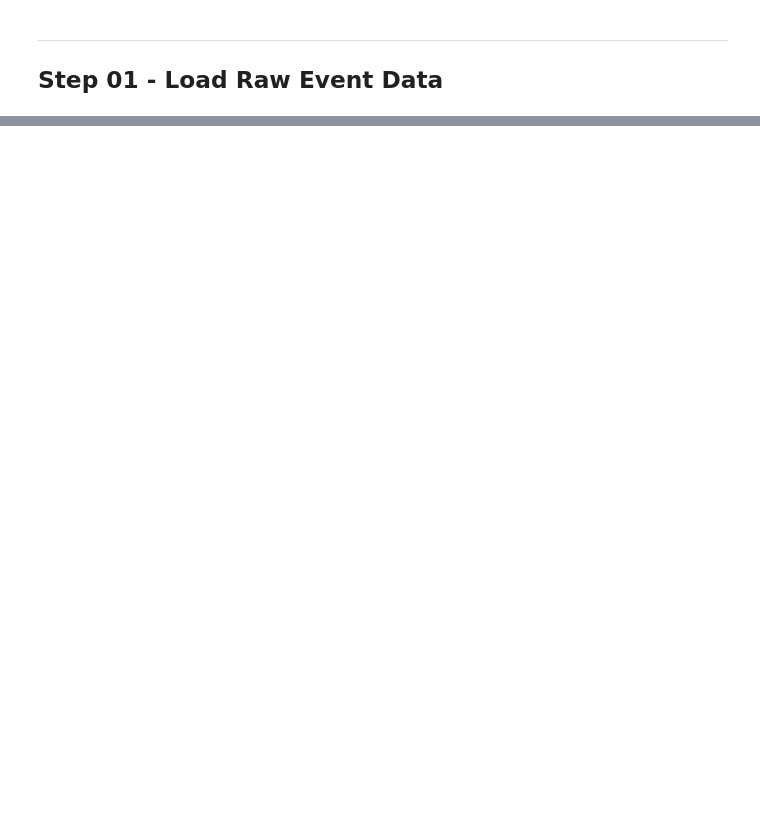
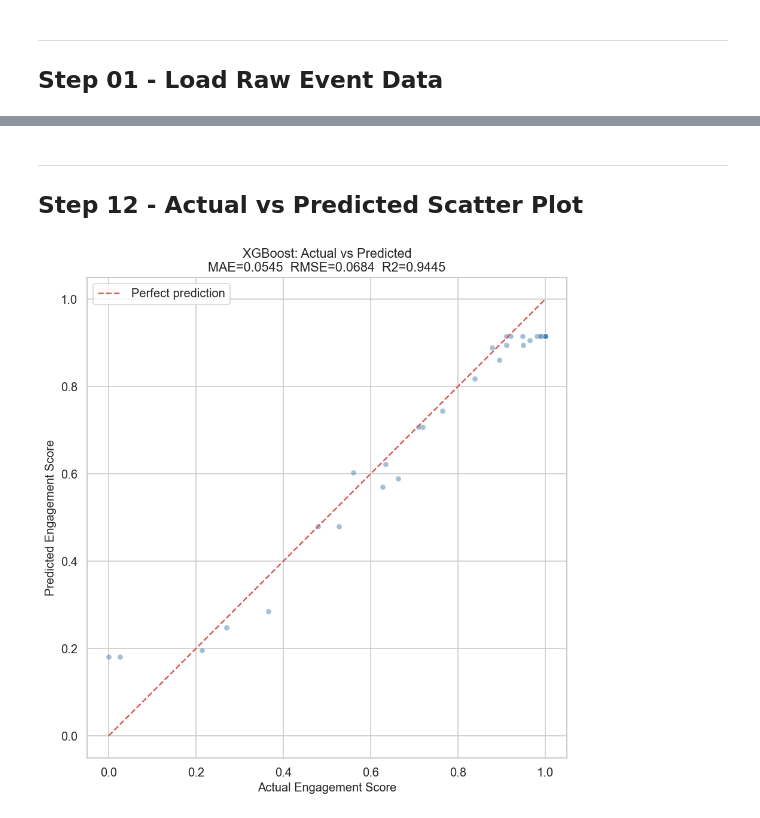
Before and after one commit to ahiyarmohamed215/Certifytube_ML_Model, a Jupyter notebook: verification/engagement/engagement_model_pipeline.ipynb, the cells around one changed output, grey strips where cells are left out. Cells and saved outputs as stored; diff of their text form; code cells hidden in the pictures; blank space fills up the shorter version.

```diff
--- a/verification/engagement/engagement_model_pipeline.ipynb
+++ b/verification/engagement/engagement_model_pipeline.ipynb
@@ -1178,13 +116,0 @@ EBM 5-fold grouped CV AUC (best trial): 0.9883 +/- 0.0033
-# %%
-# EBM evaluation report.
-print("=" * 60)
-print("EBM CLASSIFICATION REPORT")
-print("=" * 60)
-print(classification_report(y_test, ebm_pred, target_names=["Not Engaged", "Engaged"]))
-print(f"AUC-ROC:       {ebm_metrics['auc_roc']:.4f}")
-print(f"AUC-PR:        {ebm_metrics['auc_pr']:.4f}")
-print(f"Accuracy@0.85: {ebm_metrics['accuracy_0.85']:.4f}")
-print(f"F1@0.85:       {ebm_metrics['f1_0.85']:.4f}")
-
-with open(os.path.join(EBM_REPORT_DIR, "classification_report.txt"), "w", encoding="utf-8") as f:
-    f.write(classification_report(y_test, ebm_pred, target_names=["Not Engaged", "Engaged"]))
@@ -1921,0 +414,14 @@ Any final pass/fail threshold can be applied by the backend.
+# %%
+y_pred = eval_booster.predict(dtest)
+
+mae = mean_absolute_error(y_test, y_pred)
+rmse = np.sqrt(mean_squared_error(y_test, y_pred))
+r2 = r2_score(y_test, y_pred)
+
+print("=" * 50)
+print("XGBoost Regression - Test Set Metrics")
+print("=" * 50)
+print(f"  MAE:  {mae:.6f}")
+print(f"  RMSE: {rmse:.6f}")
+print(f"  R2:   {r2:.6f}")
+print("=" * 50)
@@ -1921,0 +436,23 @@ Any final pass/fail threshold can be applied by the backend.
+# %% [markdown]
+---
+## Step 12 - Actual vs Predicted Scatter Plot
+# %%
+fig, ax = plt.subplots(figsize=(8, 8))
+
+ax.scatter(y_test, y_pred, alpha=0.5, s=30, color="steelblue", edgecolor="white", linewidth=0.5)
+ax.plot([0, 1], [0, 1], "r--", linewidth=1.5, label="Perfect prediction")
+
+title_text = f"XGBoost: Actual vs Predicted\nMAE={mae:.4f}  RMSE={rmse:.4f}  R2={r2:.4f}"
+ax.set_xlabel("Actual Engagement Score", fontsize=12)
+ax.set_ylabel("Predicted Engagement Score", fontsize=12)
+ax.set_title(title_text, fontsize=13)
+ax.set_xlim(-0.05, 1.05)
+ax.set_ylim(-0.05, 1.05)
+ax.legend(loc="upper left")
+ax.set_aspect("equal")
+
+plt.tight_layout()
+plt.savefig(os.path.join(XGBOOST_REPORT_DIR, "actual_vs_predicted.png"), dpi=150, bbox_inches="tight")
+plt.show()
+# %% [output]
+[figure, added]
```
Also changed, not shown: parts of 108 cells of this notebook, 32 other files.
